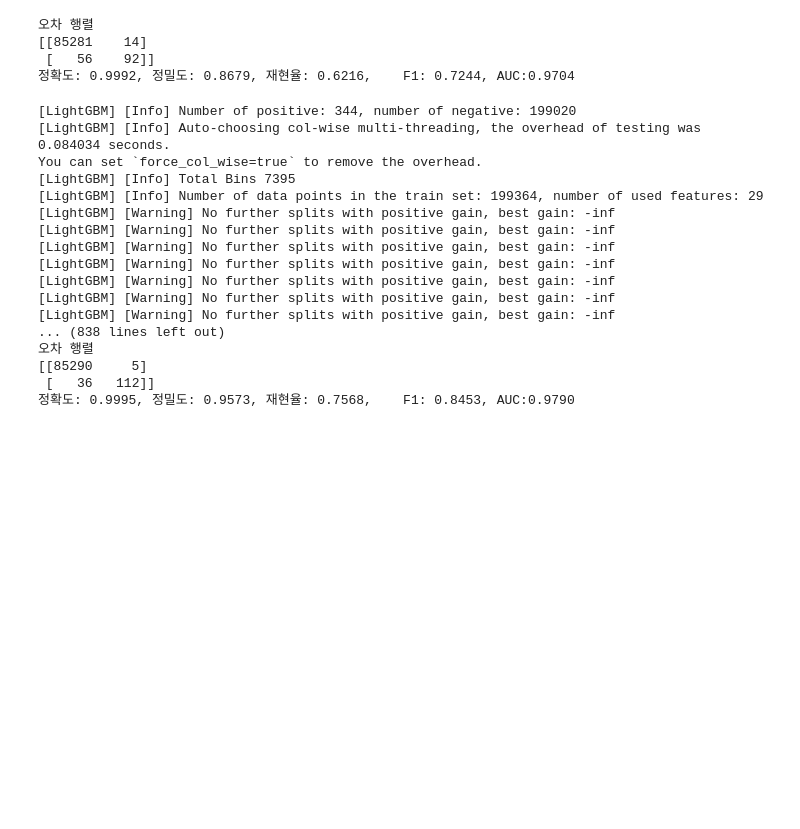
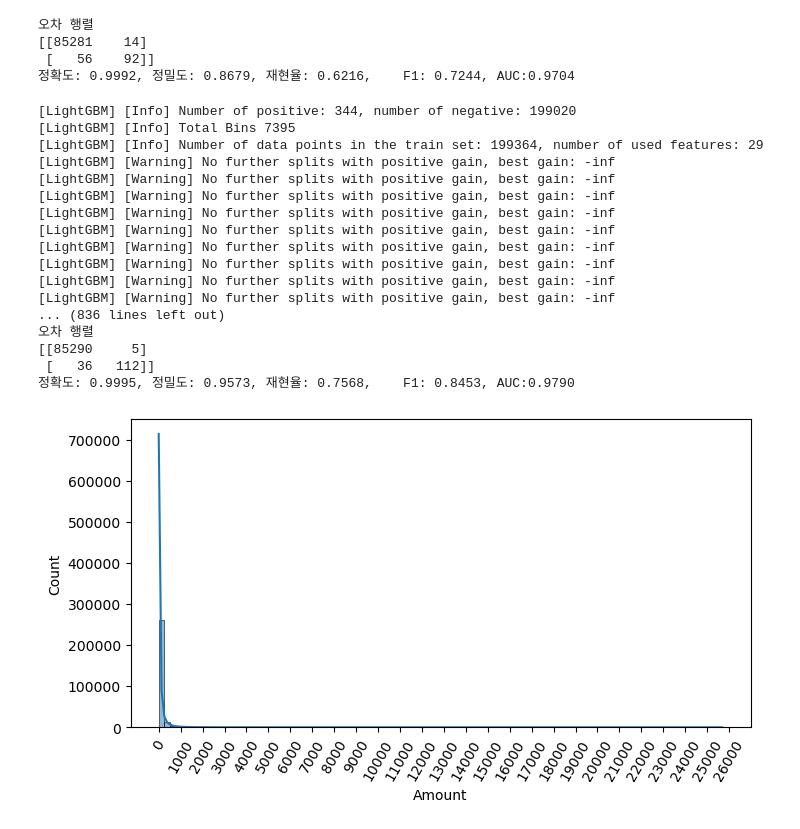
Before and after one commit to HongYeonLee/Pylot_MachineLearningStudy, a Jupyter notebook: 04_Credit Card Fraud Detection.ipynb, the cells around one changed output. Cells and saved outputs as stored; diff of their text form; code cells hidden in the pictures; blank space fills up the shorter version.

```diff
--- a/04_Credit Card Fraud Detection.ipynb
+++ b/04_Credit Card Fraud Detection.ipynb
@@ -114,12 +114,10 @@ def get_model_train_eval(model, ftr_train = None, ftr_test = None, tgt_train = N
 # %%
 from lightgbm import LGBMClassifier
 
-lgbm_clf = LGBMClassifier(n_estimators = 1000, num_leaves = 64, n_jobs = -1, boost_from_average = False)
+lgbm_clf = LGBMClassifier(n_estimators = 1000, num_leaves = 64, n_jobs = -1, boost_from_average = False, force_col_wise = True)
 get_model_train_eval(lgbm_clf, ftr_train = X_train, ftr_test = X_test, tgt_train = y_train, tgt_test = y_test)
 # %% [output]
 [LightGBM] [Info] Number of positive: 344, number of negative: 199020
-[LightGBM] [Info] Auto-choosing col-wise multi-threading, the overhead of testing was 0.084034 seconds.
-You can set `force_col_wise=true` to remove the overhead.
 [LightGBM] [Info] Total Bins 7395
 [LightGBM] [Info] Number of data points in the train set: 199364, number of used features: 29
 [LightGBM] [Warning] No further splits with positive gain, best gain: -inf
@@ -129,8 +127,19 @@ You can set `force_col_wise=true` to remove the overhead.
 [LightGBM] [Warning] No further splits with positive gain, best gain: -inf
 [LightGBM] [Warning] No further splits with positive gain, best gain: -inf
 [LightGBM] [Warning] No further splits with positive gain, best gain: -inf
-... (838 lines left out)
+[LightGBM] [Warning] No further splits with positive gain, best gain: -inf
+[LightGBM] [Warning] No further splits with positive gain, best gain: -inf
+... (836 lines left out)
 오차 행렬
 [[85290     5]
  [   36   112]]
 정확도: 0.9995, 정밀도: 0.9573, 재현율: 0.7568,    F1: 0.8453, AUC:0.9790
+# %%
+import seaborn as sns
+
+plt.figure(figsize = (8, 4))
+plt.xticks(range(0, 30000, 1000), rotation = 60)
+sns.histplot(card_df['Amount'], bins = 100, kde = True)
+plt.show()
+# %% [output]
+[figure, added]
```
Also changed, not shown: parts of 12 cells of this notebook, 1 other file.
